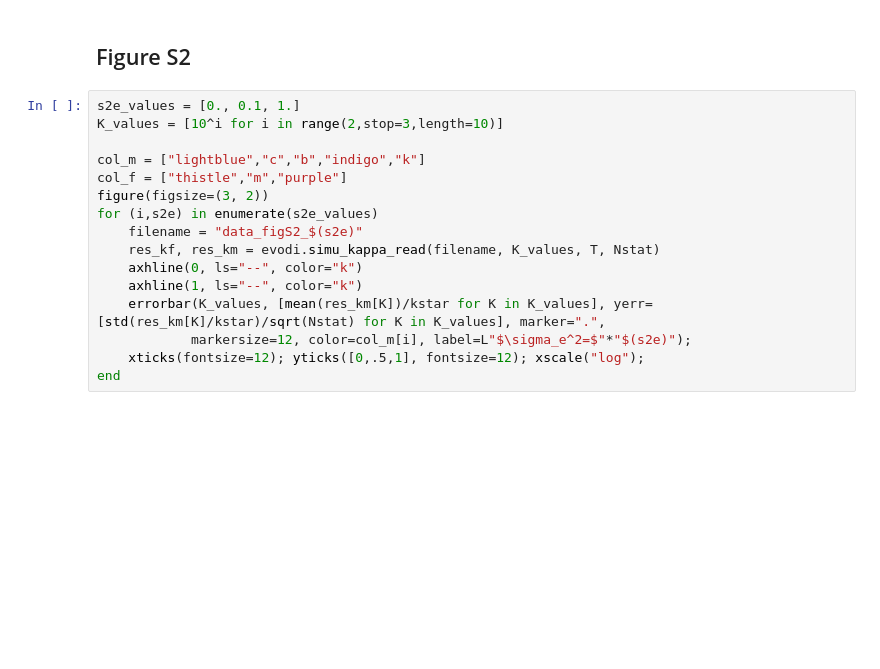
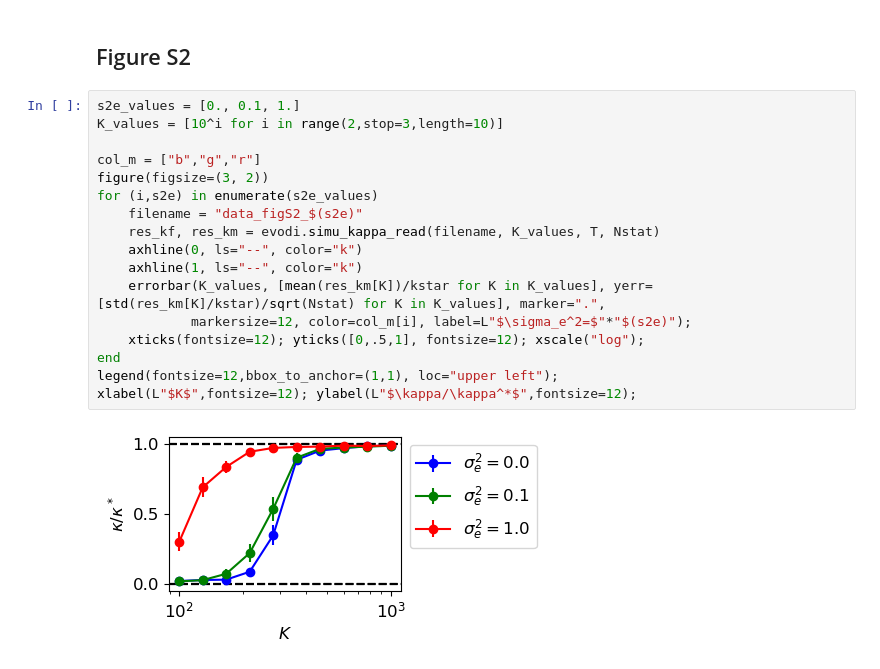
Before and after one commit to orivoire/evosexdimo, a Jupyter notebook: Figs.ipynb, the cells around one changed output. Cells and saved outputs as stored; diff of their text form; blank space fills up the shorter version.

```diff
--- a/Figs.ipynb
+++ b/Figs.ipynb
@@ -306,16 +302,19 @@ end
 # %%
 s2e_values = [0., 0.1, 1.]
 K_values = [10^i for i in range(2,stop=3,length=10)]
 
-col_m = ["lightblue","c","b","indigo","k"]
-col_f = ["thistle","m","purple"]
+col_m = ["b","g","r"]
 figure(figsize=(3, 2))
 for (i,s2e) in enumerate(s2e_values)
     filename = "data_figS2_$(s2e)"
     res_kf, res_km = evodi.simu_kappa_read(filename, K_values, T, Nstat)
     axhline(0, ls="--", color="k")
     axhline(1, ls="--", color="k")
     errorbar(K_values, [mean(res_km[K])/kstar for K in K_values], yerr=[std(res_km[K]/kstar)/sqrt(Nstat) for K in K_values], marker=".",
             markersize=12, color=col_m[i], label=L"$\sigma_e^2=$"*"$(s2e)");
     xticks(fontsize=12); yticks([0,.5,1], fontsize=12); xscale("log");
 end
+legend(fontsize=12,bbox_to_anchor=(1,1), loc="upper left");
+xlabel(L"$K$",fontsize=12); ylabel(L"$\kappa/\kappa^*$",fontsize=12);
+# %% [output]
+[figure, added]
```
Also changed, not shown: parts of 4 cells of this notebook, 1 other file.
